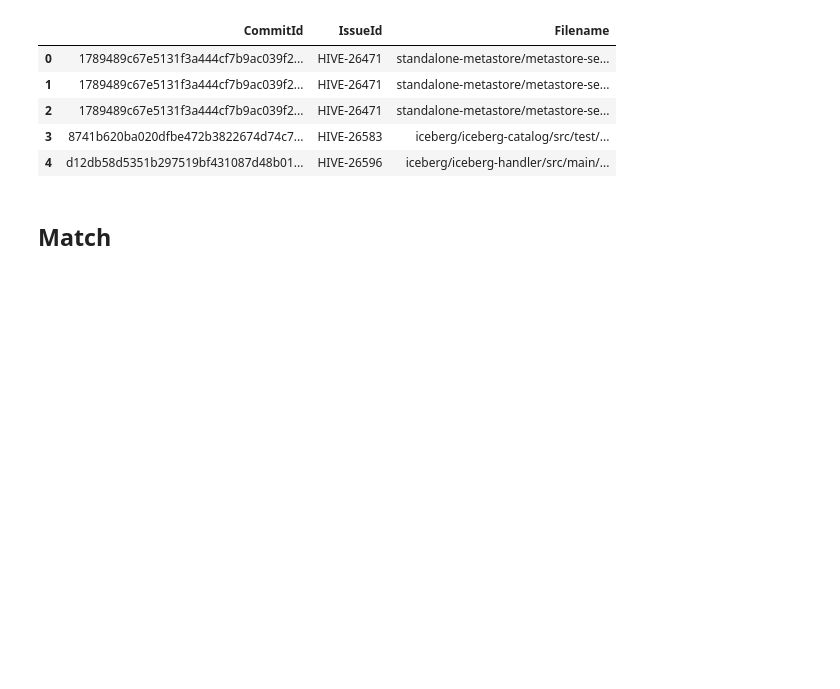
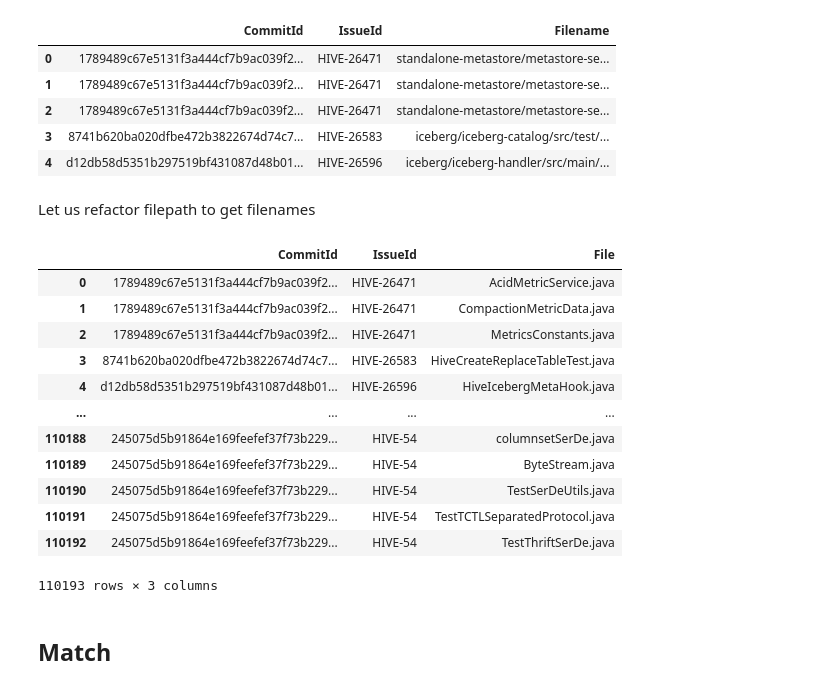
Before and after one commit to ahenrij/ets-mgl869-hive, a Jupyter notebook: src/lab/notebooks/matching.ipynb, the cells around one changed output. Cells and saved outputs as stored; diff of their text form; code cells hidden in the pictures; blank space fills up the shorter version.

```diff
--- a/src/lab/notebooks/matching.ipynb
+++ b/src/lab/notebooks/matching.ipynb
@@ -55,6 +60,28 @@ issues_files.head()
 | 2 | 1789489c67e5131f3a444cf7b9ac039f2... | HIVE-26471 | standalone-metastore/metastore-se... |
 | 3 | 8741b620ba020dfbe472b3822674d74c7... | HIVE-26583 | iceberg/iceberg-catalog/src/test/... |
 | 4 | d12db58d5351b297519bf431087d48b01... | HIVE-26596 | iceberg/iceberg-handler/src/main/... |
+# %% [markdown]
+Let us refactor filepath to get filenames
+# %%
+import os
+
+issues_files["File"] = issues_files["Filename"].apply(os.path.basename)
+issues_files.drop(columns=["Filename"], inplace=True)
+issues_files
+# %% [output]
+|  | CommitId | IssueId | File |
+| 0 | 1789489c67e5131f3a444cf7b9ac039f2... | HIVE-26471 | AcidMetricService.java |
+| 1 | 1789489c67e5131f3a444cf7b9ac039f2... | HIVE-26471 | CompactionMetricData.java |
+| 2 | 1789489c67e5131f3a444cf7b9ac039f2... | HIVE-26471 | MetricsConstants.java |
+| 3 | 8741b620ba020dfbe472b3822674d74c7... | HIVE-26583 | HiveCreateReplaceTableTest.java |
+| 4 | d12db58d5351b297519bf431087d48b01... | HIVE-26596 | HiveIcebergMetaHook.java |
+| ... | ... | ... | ... |
+| 110188 | 245075d5b91864e169feefef37f73b229... | HIVE-54 | columnsetSerDe.java |
+| 110189 | 245075d5b91864e169feefef37f73b229... | HIVE-54 | ByteStream.java |
+| 110190 | 245075d5b91864e169feefef37f73b229... | HIVE-54 | TestSerDeUtils.java |
+| 110191 | 245075d5b91864e169feefef37f73b229... | HIVE-54 | TestTCTLSeparatedProtocol.java |
+| 110192 | 245075d5b91864e169feefef37f73b229... | HIVE-54 | TestThriftSerDe.java |
+110193 rows × 3 columns
 # %% [markdown]
 ## Match
 # %% [markdown]
```
Also changed, not shown: parts of 17 cells of this notebook, 1 other file.
